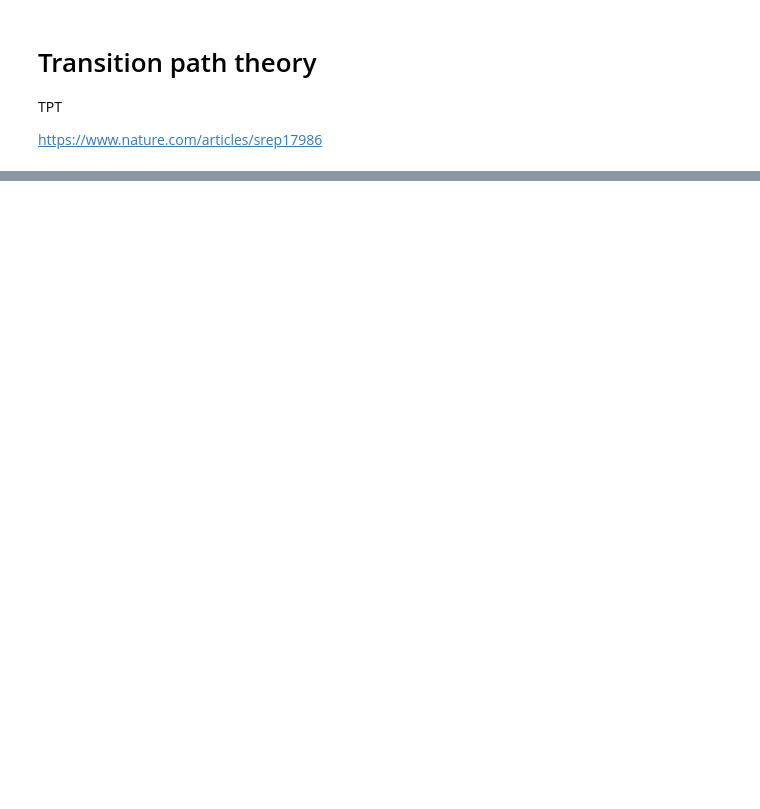
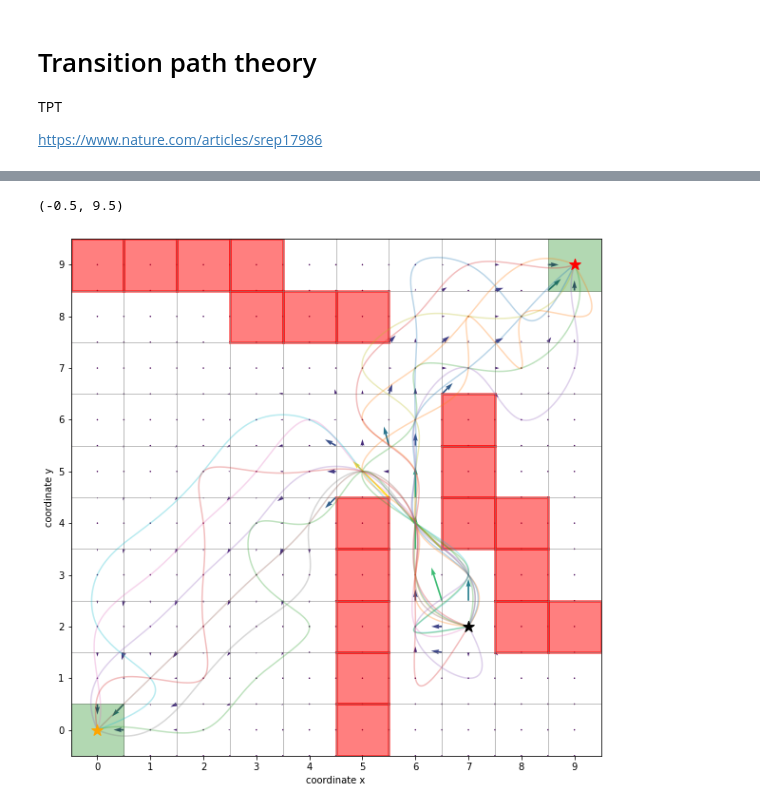
Before and after one commit to deeptime-ml/deeptime, a Jupyter notebook: docs/source/notebooks/tpt.ipynb, the cells around one changed output, grey strips where cells are left out. Saved outputs shown, nothing was run; the diff lists cells and outputs as text; code cells hidden in the pictures; blank space fills up the shorter version.

```diff
--- a/docs/source/notebooks/tpt.ipynb
+++ b/docs/source/notebooks/tpt.ipynb
@@ -50,2 +61,8 @@ flux = sim.msm.reactive_flux([sim.coordinate_to_state(start)], [sim.bar_state, s
+# %%
+x = np.arange(-1/2, sim.grid_size[0]-1 + 1/2, 1/2.)
+y = np.arange(-1/2, sim.grid_size[1]-1 + 1/2, 1/2.)
+X, Y = np.meshgrid(x, y, indexing='ij')
+U = np.zeros_like(X)
+V = np.zeros_like(X)
 # %%
-net_flux = flux.net_flux.m
+F = flux.net_flux.m
@@ -117,0 +69,34 @@ plt.gca().set_aspect('equal')
+# %%
+for i in range(sim.grid_size[0]):
+    for j in range(sim.grid_size[1]):
+        i_grid = 2*i + 1
+        j_grid = 2*j + 1
+        coord = (i, j)
+        state = sim.coordinate_to_state(coord)
+
+        for offset_i in [-1, 0, 1]:
+            for offset_j in [-1, 0, 1]:
+                neighbor_coord = (i + offset_i, j + offset_j)
+                if sim.is_valid_coordinate(neighbor_coord):
+                    neighbor_state = sim.coordinate_to_state(neighbor_coord)
+                    neighbor_F = F[state, neighbor_state]
+                    U[i_grid + offset_i, j_grid + offset_j] += offset_i * neighbor_F
+                    V[i_grid + offset_i, j_grid + offset_j] += offset_j * neighbor_F
+# %%
+fig, ax = plt.subplots(1, 1, figsize=(10, 10))
+
+ax.scatter(*start, marker='*', label='Start', c='black', s=150, zorder=5)
+
+sim.plot_2d_map(ax)
+
+for capacity, path in zip(capacities[:15], paths[:15]):
+    path = np.array([sim.state_to_coordinate(state) for state in path])
+    sim.plot_path(ax, path, intermediates=False, color_lerp=False, alpha=.3)
+
+C = np.linalg.norm(np.vstack((U.flatten(),V.flatten())),axis=0)
+ax.quiver(X, Y, U, V, C, scale=8*flux.total_flux.m)
+ax.set_xlim([-.5, sim.grid_size[0]-.5])
+ax.set_ylim([-.5, sim.grid_size[1]-.5])
+# %% [output]
+(-0.5, 9.5)
+[figure, added]
```
Also changed, not shown: parts of 17 cells of this notebook, 1 other file.
